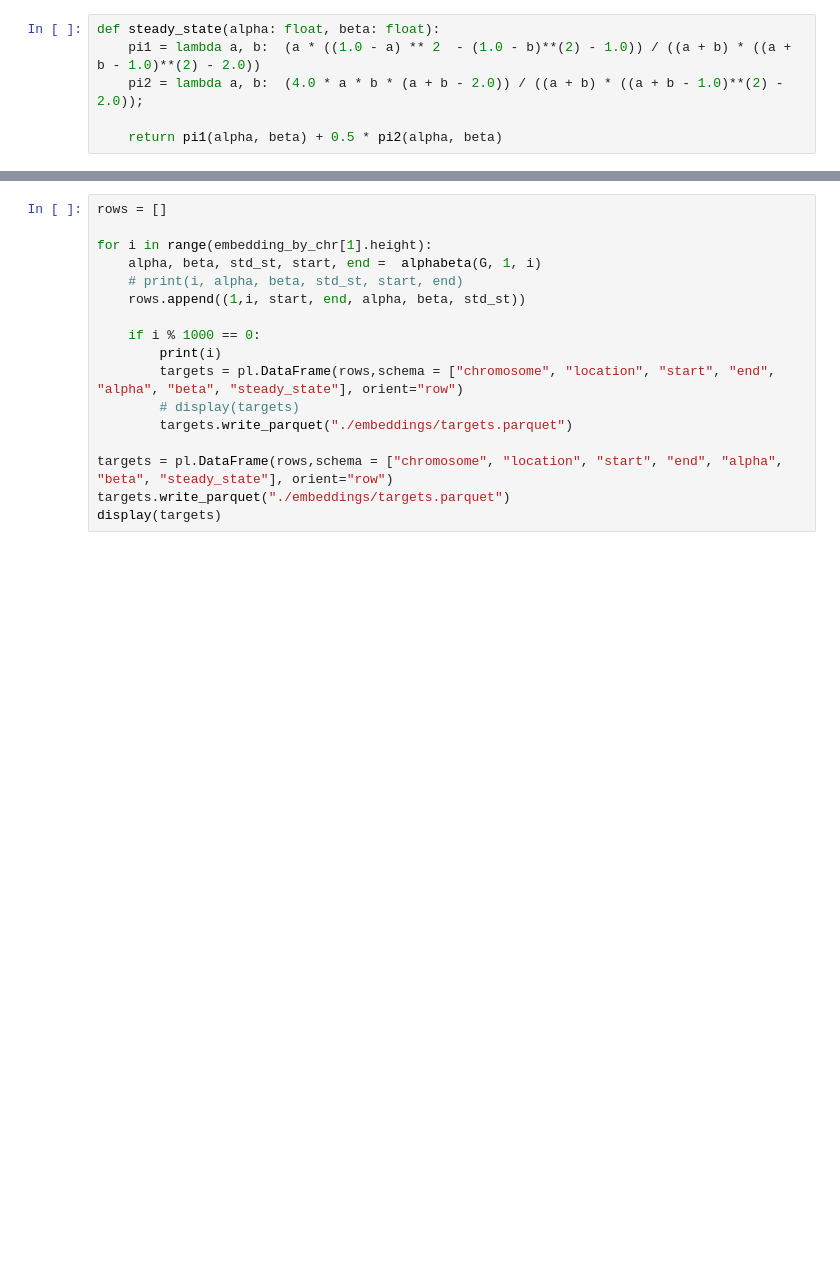
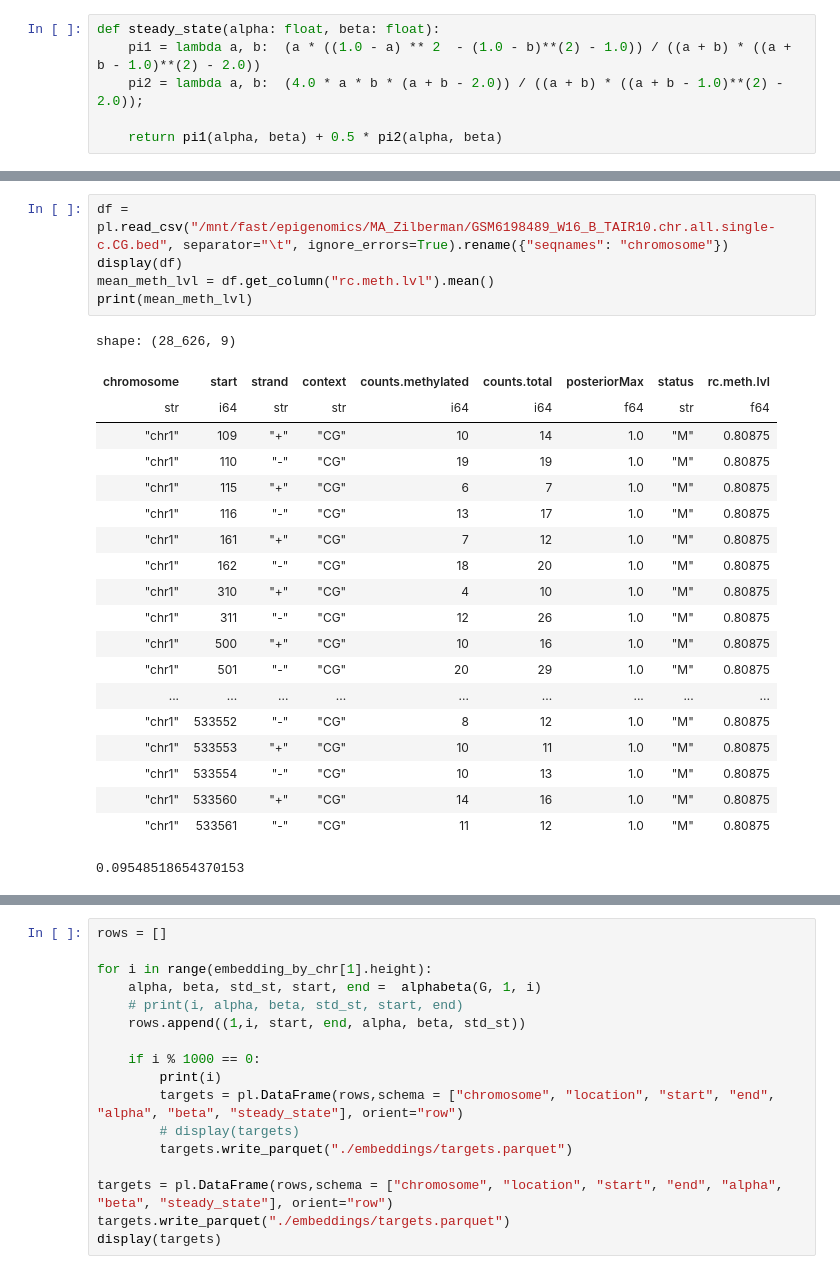
Before and after one commit to constantingoeldel/epimutation_model, a Jupyter notebook: alphabeta_model.ipynb, the cells around one changed output, grey strips where cells are left out. Saved outputs shown, nothing was run; the diff lists cells and outputs as text; blank space fills up the shorter version.

```diff
--- a/alphabeta_model.ipynb
+++ b/alphabeta_model.ipynb
@@ -210,3 +224,29 @@ for (chrsm, df) in dfs.items():
+# %%
+df = pl.read_csv("/mnt/fast/epigenomics/MA_Zilberman/GSM6198489_W16_B_TAIR10.chr.all.single-c.CG.bed", separator="\t", ignore_errors=True).rename({"seqnames": "chromosome"})
+display(df)
+mean_meth_lvl = df.get_column("rc.meth.lvl").mean()
+print(mean_meth_lvl)
+# %% [output]
+shape: (28_626, 9)
+| chromosome | start | strand | context | counts.methylated | counts.total | posteriorMax | status | rc.meth.lvl |
+| str | i64 | str | str | i64 | i64 | f64 | str | f64 |
+| "chr1" | 109 | "+" | "CG" | 10 | 14 | 1.0 | "M" | 0.80875 |
+| "chr1" | 110 | "-" | "CG" | 19 | 19 | 1.0 | "M" | 0.80875 |
+| "chr1" | 115 | "+" | "CG" | 6 | 7 | 1.0 | "M" | 0.80875 |
+| "chr1" | 116 | "-" | "CG" | 13 | 17 | 1.0 | "M" | 0.80875 |
+| "chr1" | 161 | "+" | "CG" | 7 | 12 | 1.0 | "M" | 0.80875 |
+| "chr1" | 162 | "-" | "CG" | 18 | 20 | 1.0 | "M" | 0.80875 |
+| "chr1" | 310 | "+" | "CG" | 4 | 10 | 1.0 | "M" | 0.80875 |
+| "chr1" | 311 | "-" | "CG" | 12 | 26 | 1.0 | "M" | 0.80875 |
+| "chr1" | 500 | "+" | "CG" | 10 | 16 | 1.0 | "M" | 0.80875 |
+| "chr1" | 501 | "-" | "CG" | 20 | 29 | 1.0 | "M" | 0.80875 |
+| ... | ... | ... | ... | ... | ... | ... | ... | ... |
+| "chr1" | 533552 | "-" | "CG" | 8 | 12 | 1.0 | "M" | 0.80875 |
+| "chr1" | 533553 | "+" | "CG" | 10 | 11 | 1.0 | "M" | 0.80875 |
+| "chr1" | 533554 | "-" | "CG" | 10 | 13 | 1.0 | "M" | 0.80875 |
+| "chr1" | 533560 | "+" | "CG" | 14 | 16 | 1.0 | "M" | 0.80875 |
+| "chr1" | 533561 | "-" | "CG" | 11 | 12 | 1.0 | "M" | 0.80875 |
+0.09548518654370153
 # %%
 import os
 import subprocess
```
Also changed, not shown: parts of 4 cells of this notebook.
